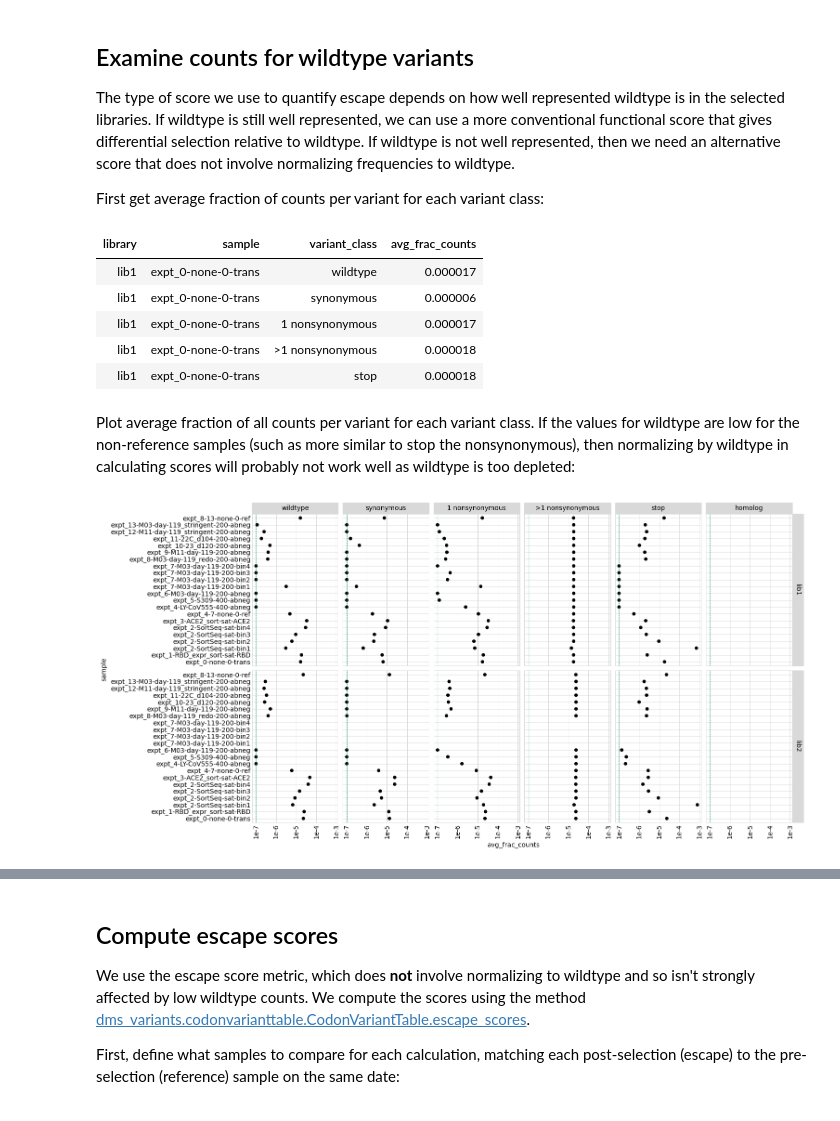
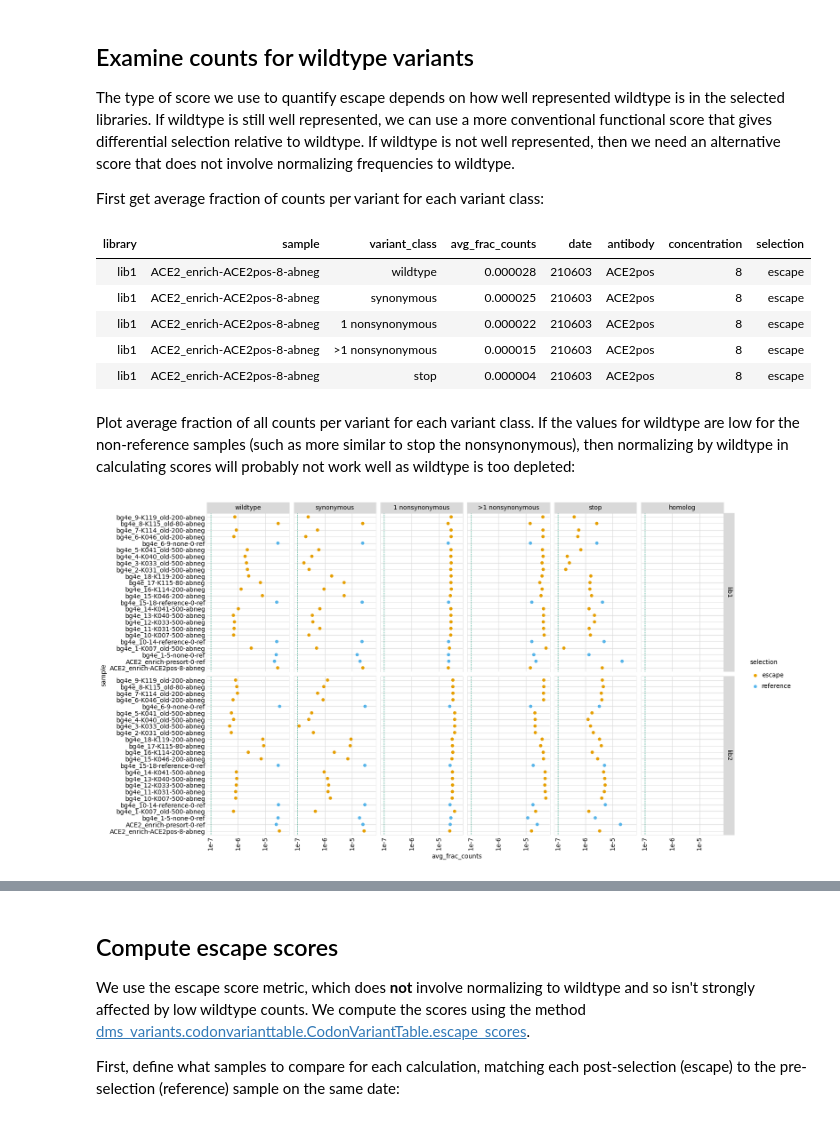
Before and after one commit to jbloomlab/SARS-CoV-2-RBD_B.1.351, a Jupyter notebook: counts_to_scores.ipynb, the cells around one changed output, grey strips where cells are left out. Cells and saved outputs as stored; diff of their text form; code cells hidden in the pictures.

Commit message:
calculate antibody-escape scores

```diff
--- a/counts_to_scores.ipynb
+++ b/counts_to_scores.ipynb
@@ -94,8 +73,7 @@ print(f"Initializing CodonVariantTable from gene sequence and {config['variant_c
 variants = dms_variants.codonvarianttable.CodonVariantTable.from_variant_count_df(
                 geneseq=geneseq,
                 variant_count_df_file=config['variant_counts'],
-                primary_target=primary_target,
-                extra_cols=['allowed_mutant'],)
+                primary_target=primary_target)
 
 print('Done initializing CodonVariantTable.')
 # %% [output]
@@ -303,40 +319,40 @@ counts_by_class = (
     .groupby(['library', 'sample', 'variant_class'])
     .aggregate(avg_frac_counts=pd.NamedAgg('frac_counts', 'mean'))
     .reset_index()
-#     .merge(samples_df[['sample', 'library', 'date', 'antibody', 'concentration', 'selection']],
-#            on=['sample', 'library'], validate='many_to_one')
+    .merge(samples_df[['sample', 'library', 'date', 'antibody', 'concentration', 'selection']],
+           on=['sample', 'library'], validate='many_to_one')
     )
 
 display(HTML(counts_by_class.head().to_html(index=False)))
 # %% [output]
-| library | sample | variant_class | avg_frac_counts |
-| lib1 | expt_0-none-0-trans | wildtype | 0.000017 |
-| lib1 | expt_0-none-0-trans | synonymous | 0.000006 |
-| lib1 | expt_0-none-0-trans | 1 nonsynonymous | 0.000017 |
-| lib1 | expt_0-none-0-trans | >1 nonsynonymous | 0.000018 |
-| lib1 | expt_0-none-0-trans | stop | 0.000018 |
+| library | sample | variant_class | avg_frac_counts | date | antibody | concentration | selection |
+| lib1 | ACE2_enrich-ACE2pos-8-abneg | wildtype | 0.000028 | 210603 | ACE2pos | 8 | escape |
+| lib1 | ACE2_enrich-ACE2pos-8-abneg | synonymous | 0.000025 | 210603 | ACE2pos | 8 | escape |
+| lib1 | ACE2_enrich-ACE2pos-8-abneg | 1 nonsynonymous | 0.000022 | 210603 | ACE2pos | 8 | escape |
+| lib1 | ACE2_enrich-ACE2pos-8-abneg | >1 nonsynonymous | 0.000015 | 210603 | ACE2pos | 8 | escape |
+| lib1 | ACE2_enrich-ACE2pos-8-abneg | stop | 0.000004 | 210603 | ACE2pos | 8 | escape |
 # %% [markdown]
 Plot average fraction of all counts per variant for each variant class.
 If the values for wildtype are low for the non-reference samples (such as more similar to stop the nonsynonymous), then normalizing by wildtype in calculating scores will probably not work well as wildtype is too depleted:
 # %%
 min_frac = 1e-7  # plot values < this as this
 
 p = (ggplot(counts_by_class
             .assign(avg_frac_counts=lambda x: numpy.clip(x['avg_frac_counts'], min_frac, None))
             ) +
-     aes('avg_frac_counts', 'sample',) +
+     aes('avg_frac_counts', 'sample', color='selection') +
      geom_point(size=2) +
      scale_color_manual(values=CBPALETTE[1:]) +
      facet_grid('library ~ variant_class') +
      scale_x_log10() +
      theme(axis_text_x=element_text(angle=90),
            figure_size=(2.5 * counts_by_class['variant_class'].nunique(),
                         0.2 * counts_by_class['library'].nunique() *
                         counts_by_class['sample'].nunique())
            ) +
      geom_vline(xintercept=min_frac, linetype='dotted', color=CBPALETTE[3])
      )
 
 _ = p.draw()
 # %% [output]
-[figure, old version]
+[figure, new version]
```
Also changed, not shown: parts of 34 cells of this notebook, 3 other files.
